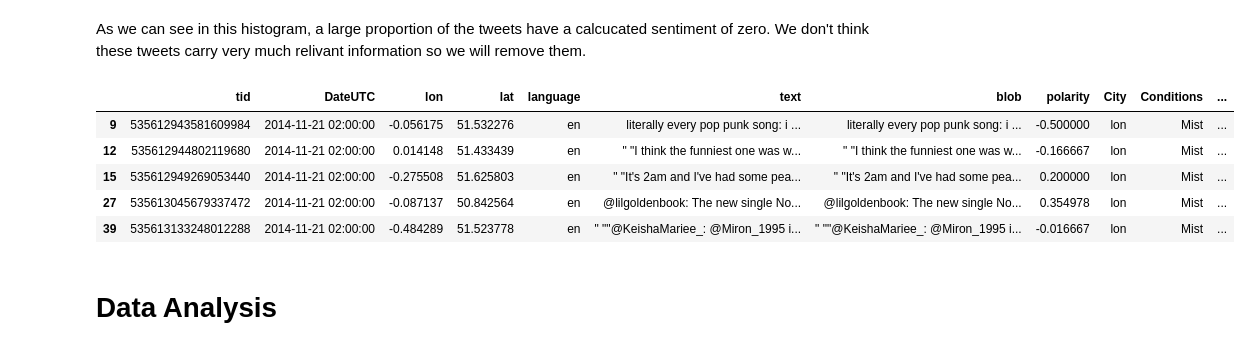
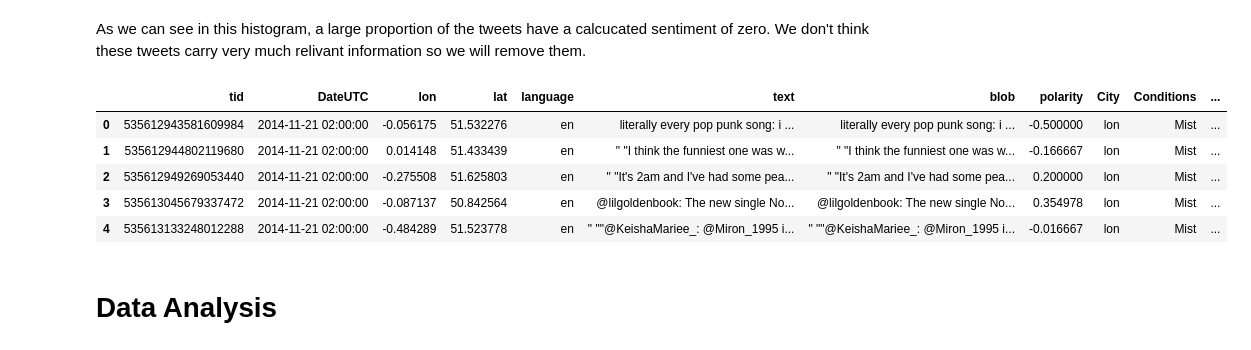
Before and after one commit to a-campbell/Twitter_Weather_Project, a Jupyter notebook: Sentiment and Weather Merge.ipynb, the cells around one changed output. Cells and saved outputs as stored; diff of their text form; code cells hidden in the pictures.

```diff
--- a/Sentiment and Weather Merge.ipynb
+++ b/Sentiment and Weather Merge.ipynb
@@ -322,7 +346,7 @@ import statsmodels.formula.api as sm
 import matplotlib.pyplot as plt
 plt.style.use('fivethirtyeight')
 # %%
-fulldata = pd.read_csv('weathersentiment.csv', dtype={'Events': str, 'PrecipitationIn': float})
+fulldata = pd.read_csv('weathersentiment.csv', dtype={'Events': str, 'PrecipitationIn': float, 'TemperatureF': float})
 # %%
 fulldata.drop_duplicates(subset='tid', inplace=True)
 fulldata = fulldata.drop(fulldata.columns[0], axis=1)
@@ -338,11 +362,13 @@ plt.ylabel('Number of Tweets')
 As we can see in this histogram, a large proportion of the tweets have a calcucated sentiment of zero. We don't think these tweets carry very much relivant information so we will remove them.
 # %%
 tw = fulldata[fulldata.polarity != 0]
+tw.reset_index(inplace=True)
+tw.drop('index', axis = 1, inplace=True)
 tw.head()
 # %% [output]
 |  | tid | DateUTC | lon | lat | language | text | blob | polarity | City | Conditions | ... |
-| 9 | 535612943581609984 | 2014-11-21 02:00:00 | -0.056175 | 51.532276 | en | literally every pop punk song: i ... | literally every pop punk song: i ... | -0.500000 | lon | Mist | ... |
-| 12 | 535612944802119680 | 2014-11-21 02:00:00 | 0.014148 | 51.433439 | en | " "I think the funniest one was w... | " "I think the funniest one was w... | -0.166667 | lon | Mist | ... |
-| 15 | 535612949269053440 | 2014-11-21 02:00:00 | -0.275508 | 51.625803 | en | " "It's 2am and I've had some pea... | " "It's 2am and I've had some pea... | 0.200000 | lon | Mist | ... |
-| 27 | 535613045679337472 | 2014-11-21 02:00:00 | -0.087137 | 50.842564 | en | @lilgoldenbook: The new single No... | @lilgoldenbook: The new single No... | 0.354978 | lon | Mist | ... |
-| 39 | 535613133248012288 | 2014-11-21 02:00:00 | -0.484289 | 51.523778 | en | " ""@KeishaMariee_: @Miron_1995 i... | " ""@KeishaMariee_: @Miron_1995 i... | -0.016667 | lon | Mist | ... |
+| 0 | 535612943581609984 | 2014-11-21 02:00:00 | -0.056175 | 51.532276 | en | literally every pop punk song: i ... | literally every pop punk song: i ... | -0.500000 | lon | Mist | ... |
+| 1 | 535612944802119680 | 2014-11-21 02:00:00 | 0.014148 | 51.433439 | en | " "I think the funniest one was w... | " "I think the funniest one was w... | -0.166667 | lon | Mist | ... |
+| 2 | 535612949269053440 | 2014-11-21 02:00:00 | -0.275508 | 51.625803 | en | " "It's 2am and I've had some pea... | " "It's 2am and I've had some pea... | 0.200000 | lon | Mist | ... |
+| 3 | 535613045679337472 | 2014-11-21 02:00:00 | -0.087137 | 50.842564 | en | @lilgoldenbook: The new single No... | @lilgoldenbook: The new single No... | 0.354978 | lon | Mist | ... |
+| 4 | 535613133248012288 | 2014-11-21 02:00:00 | -0.484289 | 51.523778 | en | " ""@KeishaMariee_: @Miron_1995 i... | " ""@KeishaMariee_: @Miron_1995 i... | -0.016667 | lon | Mist | ... |
```
Also changed, not shown: parts of 60 cells of this notebook, 1 other file.
